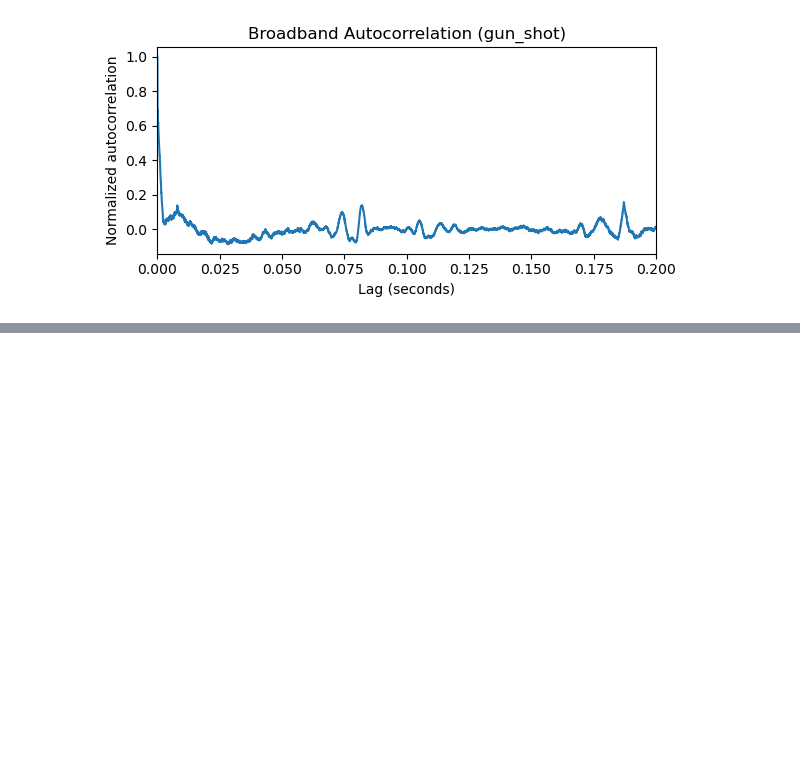
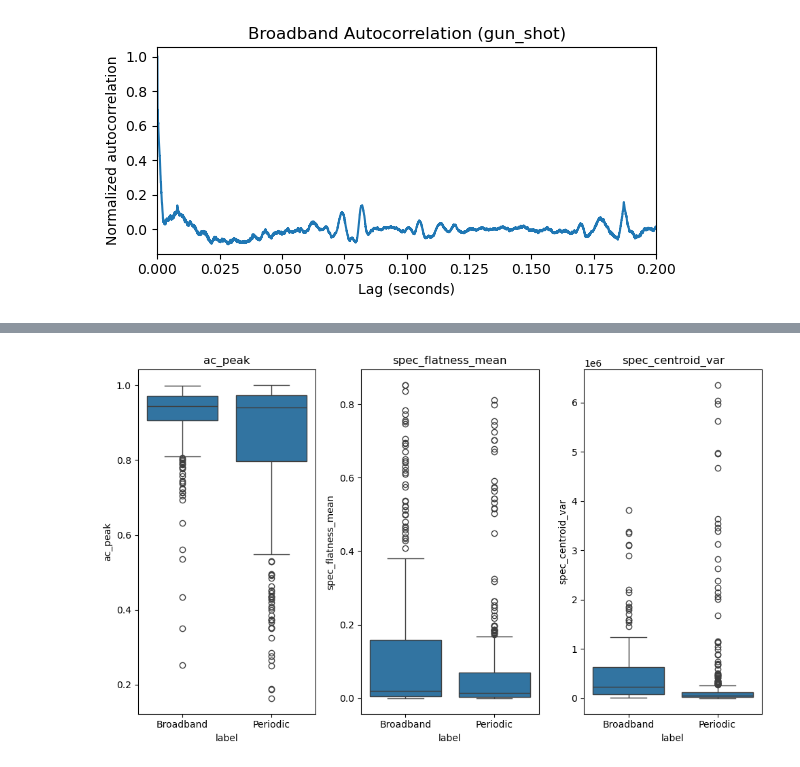
Before and after one commit to MrSavinK/SingalProcProj, a Jupyter notebook: final_report.ipynb, the cells around one changed output, grey strips where cells are left out. Drawn from its saved outputs; the diff is of its cells as text; code cells hidden in the pictures; blank space fills up the shorter version.

```diff
--- a/final_report.ipynb
+++ b/final_report.ipynb
@@ -356,0 +434,19 @@ plot_autocorr_example(broadband_example[0], SAMPLE_RATE,
+# %%
+def autocorrelation_short(x, sr, max_lag_s=0.2):
+    """
+    Normalized autocorrelation for lags up to max_lag_s seconds.
+    Designed for efficiency and periodicity detection.
+    """
+    x = x - np.mean(x)
+    max_lag = int(max_lag_s * sr)
+
+    r0 = np.dot(x, x)  # energy at lag = 0
+    if r0 == 0:
+        return np.zeros(max_lag + 1)
+
+    r = np.empty(max_lag + 1, dtype=float)
+    r[0] = 1.0
+    for k in range(1, max_lag + 1):
+        r[k] = np.dot(x[:-k], x[k:]) / r0
+
+    return r
@@ -356,0 +525,24 @@ plot_autocorr_example(broadband_example[0], SAMPLE_RATE,
+# %%
+import seaborn as sns
+import matplotlib.pyplot as plt
+
+plt.figure(figsize=(10, 6))
+
+for i, col in enumerate([
+    "ac_peak",
+    "spec_flatness_mean",
+    "spec_centroid_var"
+]):
+    plt.subplot(1, 3, i + 1)
+    sns.boxplot(
+        x="label",
+        y=col,
+        data=features_df
+    )
+    plt.xticks([0, 1], ["Broadband", "Periodic"])
+    plt.title(col)
+
+plt.tight_layout()
+plt.show()
+# %% [output]
+[figure, added]
```
Also changed, not shown: parts of 14 cells of this notebook.
